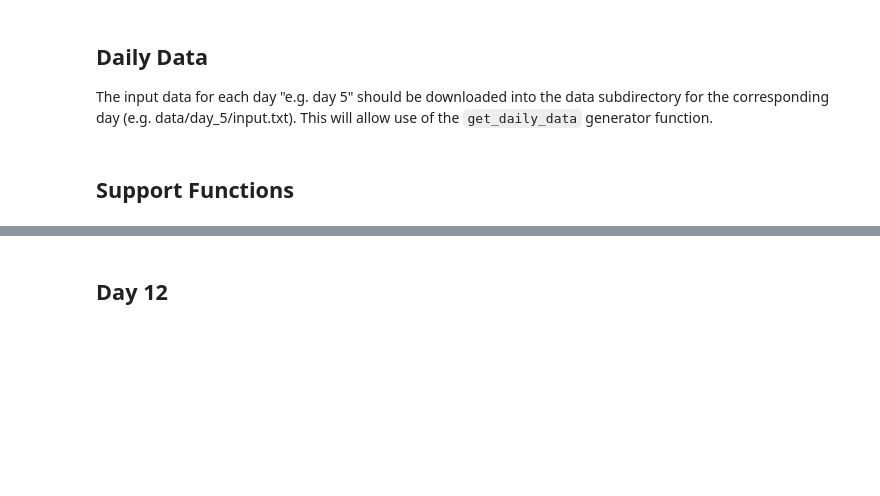
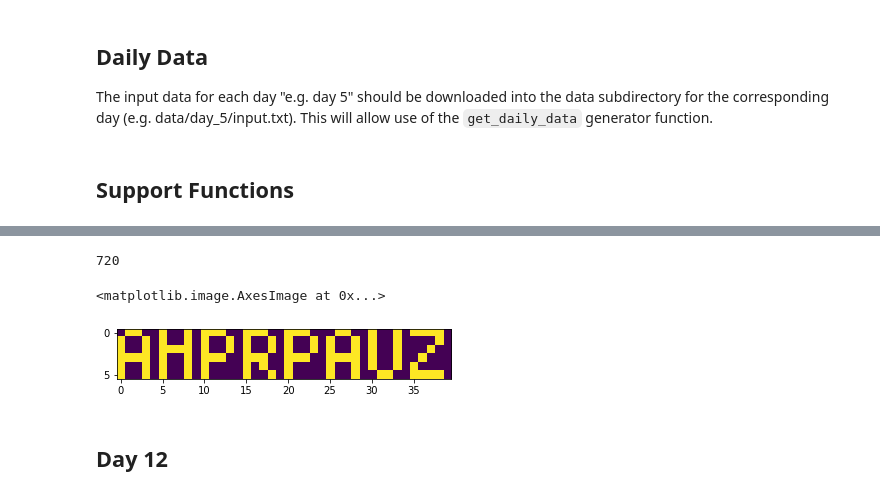
Before and after one commit to mikesivley/advent2021, a Jupyter notebook: advent2021.ipynb, the cells around one changed output, grey strips where cells are left out. Cells and saved outputs as stored; diff of their text form; code cells hidden in the pictures; blank space fills up the shorter version.

```diff
--- a/advent2021.ipynb
+++ b/advent2021.ipynb
@@ -32,3 +79,31 @@ def get_daily_data(day, sep=None):
+# %%
+switch = False
+data = []
+folds = []
+for line in get_daily_data(13):
+    if not switch and line != '':
+        data.append([int(x) for x in line.split(',')])
+    elif line == '':
+        switch = True
+    elif switch:
+        f = line.split(' ')[2].split('=')
+        folds.append([f[0], int(f[1])])
+# %%
+p = Paper(data)
+f_axis, f_value = folds[0]
+p.fold(axis=f_axis, value=f_value)
+p.get_n_dots()
+# %% [output]
+720
+# %%
+p = Paper(data)
+for f in folds:
+    f_axis, f_value = f
+    p.fold(axis=f_axis, value=f_value)
+plt.imshow(p.get_dots())
+# %% [output]
+<matplotlib.image.AxesImage at 0x...>
+[figure, added]
 # %% [markdown]
 ## Day 12
 # %%
```
Also changed, not shown: parts of 3 cells of this notebook.
